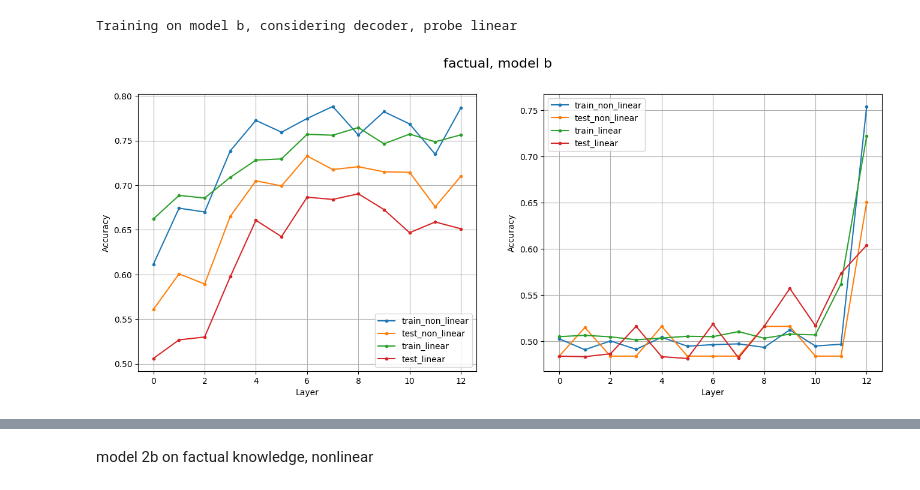
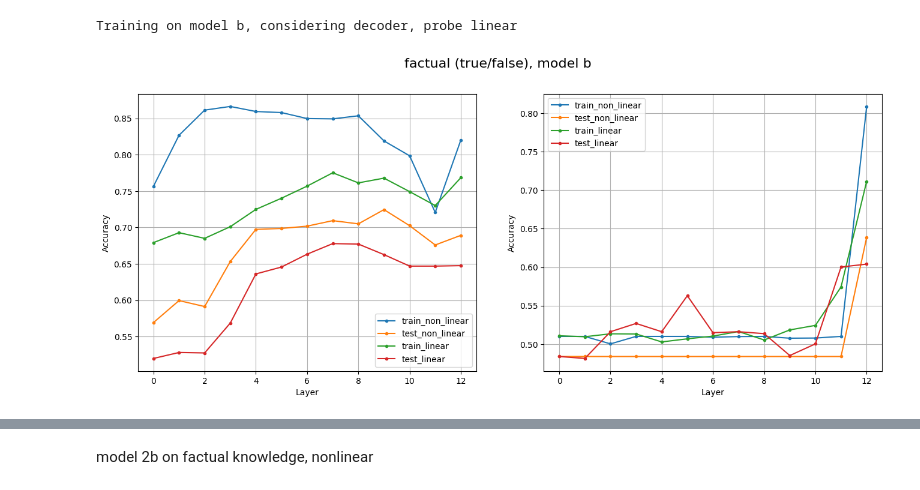
Before and after one commit to rrossierba/digital-transformation-computer-security, a Jupyter notebook: probe_t5.ipynb, the cells around one changed output, grey strips where cells are left out. Cells and saved outputs as stored; diff of their text form; code cells hidden in the pictures.

```diff
--- a/probe_t5.ipynb
+++ b/probe_t5.ipynb
@@ -1192,13 +1216,13 @@ class NonLinearProbe(Probe): # architecture from CS2
   def __init__(self, input_dim, output_dim, dropout_rate=0.2):
     super(NonLinearProbe, self).__init__()
     self.block1 = nn.Sequential(
-        nn.Linear(input_dim, 256),
+        nn.Linear(input_dim, 400),
         nn.ReLU(),
         nn.Dropout(dropout_rate)
     )
 
     self.block2 = nn.Sequential(
-        nn.Linear(256, 128),
+        nn.Linear(400, 200),
         nn.ReLU(),
         nn.Dropout(dropout_rate)
     )
@@ -1209,7 +1233,7 @@ class NonLinearProbe(Probe): # architecture from CS2
         nn.Dropout(dropout_rate)
     )
 
-    self.out = nn.Linear(64, output_dim)
+    self.out = nn.Linear(200, output_dim)
 
   '''
   def __init__(self, input_dim, output_dim, dropout_rate=0.3):
@@ -1245,22 +1269,22 @@ class NonLinearProbe(Probe): # architecture from CS2
   def forward(self, x):
     x = self.block1(x)
     x = self.block2(x)
-    x = self.block3(x)
+    #x = self.block3(x)
     x = self.out(x)
     return x
 
 class LinearProbe(Probe):
   def __init__(self, input_dim, output_dim):
     super(LinearProbe, self).__init__()
-    self.linear1 = nn.Linear(input_dim, 256)
-    self.linear2 = nn.Linear(256,128)
+    self.linear1 = nn.Linear(input_dim, 400)
+    self.linear2 = nn.Linear(400,200)
     self.linear3 = nn.Linear(128,64)
-    self.out = nn.Linear(64, output_dim)
+    self.out = nn.Linear(200, output_dim)
 
   def forward(self,x):
     x = self.linear1(x)
     x = self.linear2(x)
-    x = self.linear3(x)
+    #x = self.linear3(x)
     x = self.out(x)
     return x
 # %%
@@ -1300,7 +1332,7 @@ def iterate_training_layers(model_size, train_df, test_df, num_layers, encdec, p
     else:
       raise ValueError('Probe must be either linear or non_linear')
 
-    results = probe_instance.fit(train_loader, epochs=30, lr=0.001)
+    results = probe_instance.fit(train_loader, epochs=20, lr=0.001)
     train_accuracy.append(results[1][-1])
 
     # evaluating test accuracy
@@ -1361,9 +1393,9 @@ Training on model b, considering decoder, probe linear
 # %%
 accuracies_factual_b = [
     [(encoder_results_nl, NON_LINEAR), (encoder_results_l, LINEAR)],
     [(decoder_results_nl, NON_LINEAR), (decoder_results_l, LINEAR)]
 ]
 
-plot_accuracies(accuracies_factual_b, 'b', 'factual')
+plot_accuracies(accuracies_factual_b, 'b', 'factual (true/false)')
 # %% [output]
-[figure, old version]
+[figure, new version]
```
Also changed, not shown: parts of 25 cells of this notebook.
